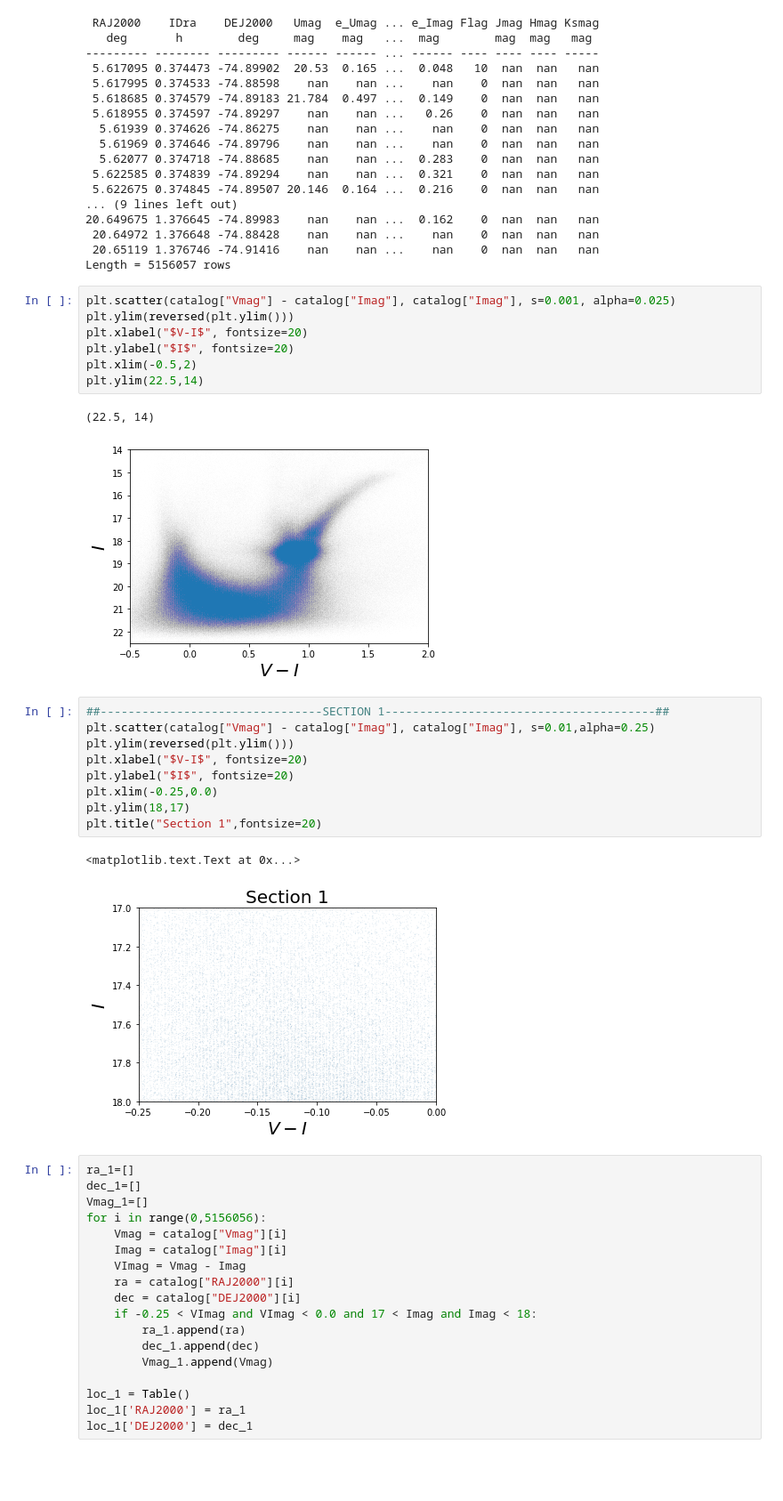
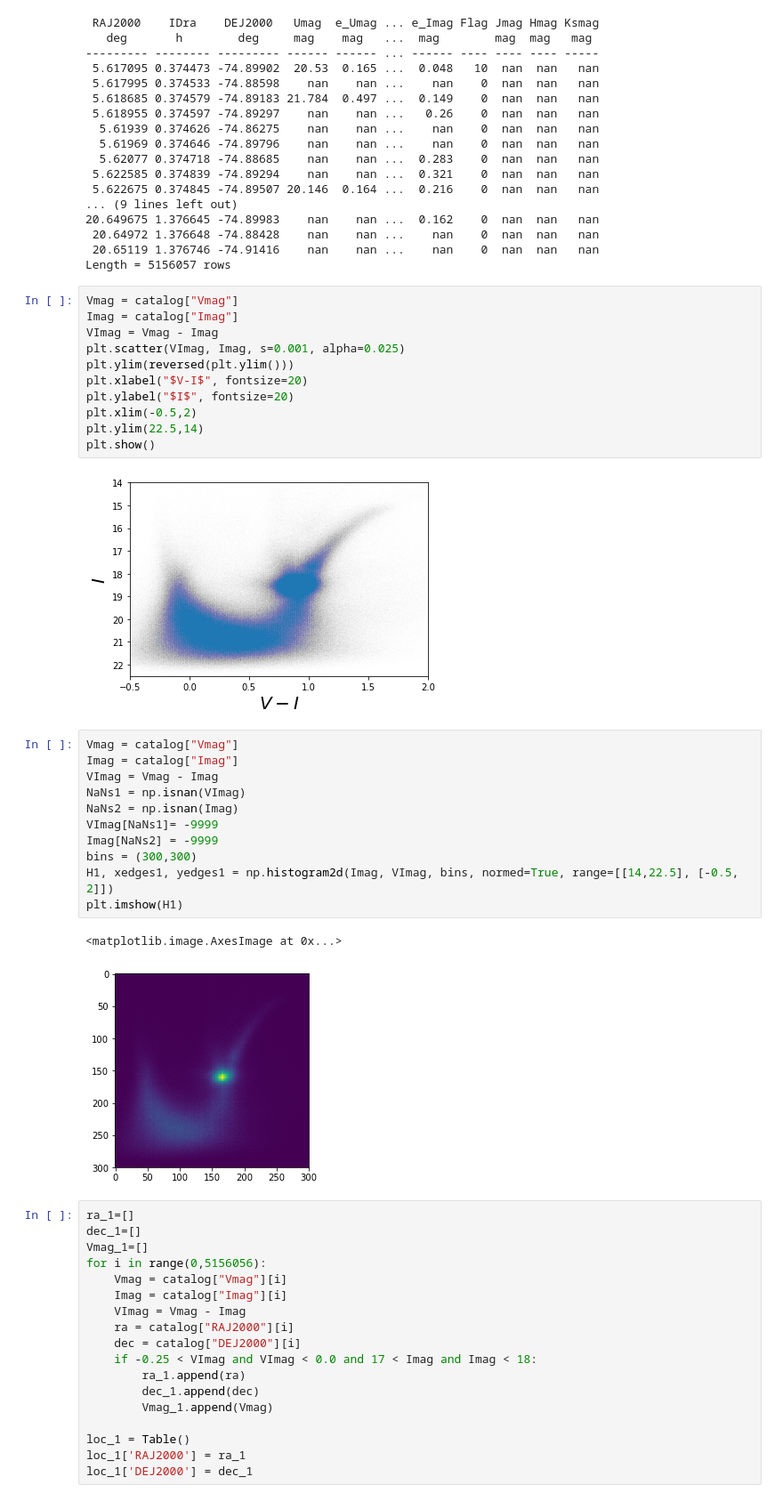
Before and after one commit to DouglasGrion/Red-Clump-Locations, a Jupyter notebook: Red-Clump-Location.ipynb, the cells around one changed output. Shown at 89% size. Saved outputs shown, nothing was run; the diff lists cells and outputs as text; blank space fills up the shorter version.

```diff
--- a/Red-Clump-Location.ipynb
+++ b/Red-Clump-Location.ipynb
@@ -39,27 +39,32 @@ print(catalog)
  20.65119 1.376746 -74.91416    nan    nan ...    nan    0  nan  nan   nan
 Length = 5156057 rows
 # %%
-plt.scatter(catalog["Vmag"] - catalog["Imag"], catalog["Imag"], s=0.001, alpha=0.025)
+Vmag = catalog["Vmag"]
+Imag = catalog["Imag"]
+VImag = Vmag - Imag
+plt.scatter(VImag, Imag, s=0.001, alpha=0.025)
 plt.ylim(reversed(plt.ylim()))
 plt.xlabel("$V-I$", fontsize=20)
 plt.ylabel("$I$", fontsize=20)
 plt.xlim(-0.5,2)
 plt.ylim(22.5,14)
+plt.show()
 # %% [output]
-(22.5, 14)
 [figure]
-# %%
-##--------------------------------SECTION 1---------------------------------------##
-plt.scatter(catalog["Vmag"] - catalog["Imag"], catalog["Imag"], s=0.01,alpha=0.25)
-plt.ylim(reversed(plt.ylim()))
-plt.xlabel("$V-I$", fontsize=20)
-plt.ylabel("$I$", fontsize=20)
-plt.xlim(-0.25,0.0)
-plt.ylim(18,17)
-plt.title("Section 1",fontsize=20)
-# %% [output]
-<matplotlib.text.Text at 0x...>
-[figure, removed]
+# %%
+Vmag = catalog["Vmag"]
+Imag = catalog["Imag"]
+VImag = Vmag - Imag
+NaNs1 = np.isnan(VImag)
+NaNs2 = np.isnan(Imag)
+VImag[NaNs1]= -9999
+Imag[NaNs2] = -9999
+bins = (300,300)
+H1, xedges1, yedges1 = np.histogram2d(Imag, VImag, bins, normed=True, range=[[14,22.5], [-0.5, 2]])
+plt.imshow(H1)
+# %% [output]
+<matplotlib.image.AxesImage at 0x...>
+[figure, added]
 # %%
 ra_1=[]
 dec_1=[]
```
Also changed, not shown: parts of 4 cells of this notebook.
